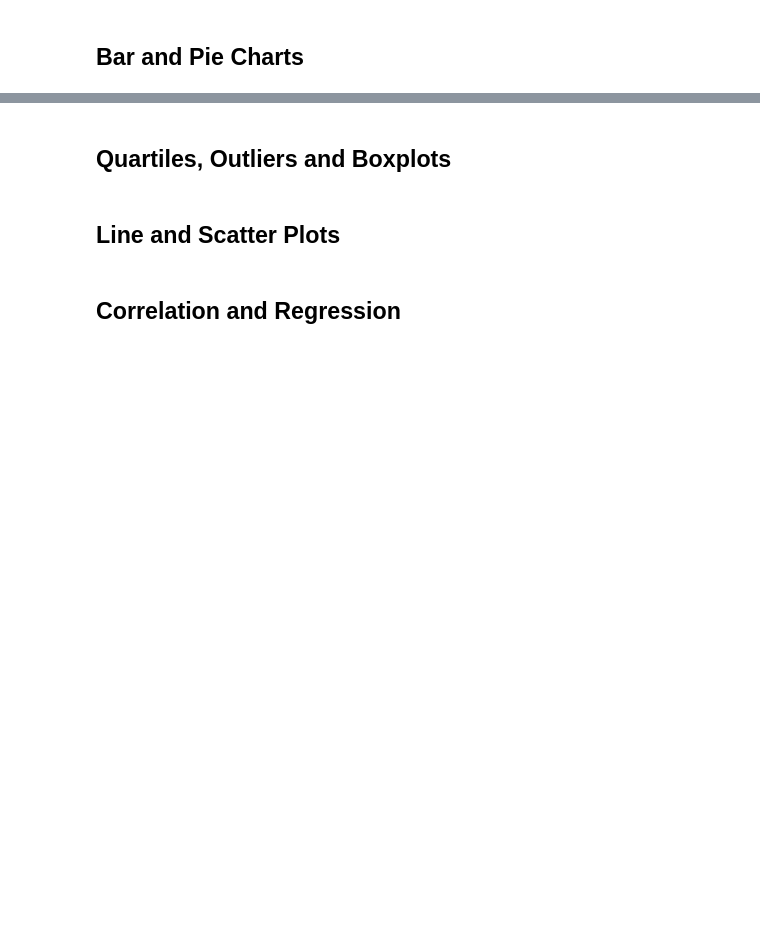
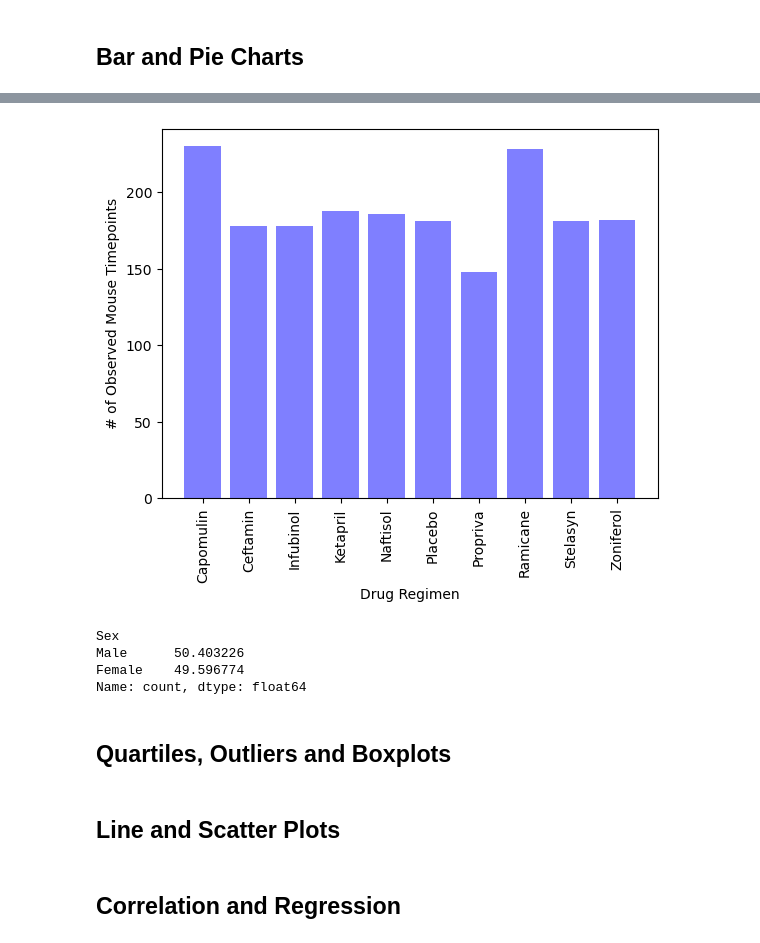
Before and after one commit to sarsteg/Pymaceuticals, a Jupyter notebook: pymaceuticals_analysis.ipynb, the cells around one changed output, grey strips where cells are left out. Saved outputs shown, nothing was run; the diff lists cells and outputs as text; code cells hidden in the pictures; blank space fills up the shorter version.

```diff
--- a/pymaceuticals_analysis.ipynb
+++ b/pymaceuticals_analysis.ipynb
@@ -138,0 +157,53 @@ summary_stats
+# %%
+# Generate a bar plot showing the total number of rows (Mouse ID/Timepoints) for each drug regimen using pyplot.
+
+# Create values for the x axis
+x_axis_drug = np.arange(len(count_by_drug))
+
+# Create values for the y axis
+y_axis_drug = count_by_drug.values
+
+# Create a list of the drug names
+drug_names = count_by_drug.index
+
+# Create the ticks for our bar chart's x axis
+tick_locations_drug = [value for value in x_axis_drug]
+
+# Create the bar chart
+plt.bar(x_axis_drug, y_axis_drug, color="b", alpha=0.5, align="center")
+
+# Add the ticks to the x axis
+plt.xticks(tick_locations_drug, drug_names, rotation="vertical")
+
+# Create labels for the x and y axes
+plt.xlabel("Drug Regimen")
+plt.ylabel("# of Observed Mouse Timepoints")
+
+# Show the chart
+plt.show()
+# %% [output]
+[figure, added]
+# %%
+# Generate a pie plot showing the distribution of female versus male mice using Pandas
+
+# Sex will not change across timepoints, so we need to know the sex of each unique ID
+# Capture sex at timepoint 0 (the first timepoint)
+first_timepoint = clean_mouse_data[clean_mouse_data["Timepoint"] == 0].copy()
+
+# Only get our variables of interest
+first_timepoint = first_timepoint[['Sex']]
+# first_timepoint
+
+# Create a dataframe with the information we need
+sex_of_mice_df = (first_timepoint['Sex'].value_counts() / first_timepoint['Sex'].count()) * 100
+sex_of_mice_df
+
+# clean_mouse_data["Mouse ID"].nunique()
+
+# Create a dataframe from the information above
+# sex_of_mice_df
+# %% [output]
+Sex
+Male      50.403226
+Female    49.596774
+Name: count, dtype: float64
```
Also changed, not shown: parts of 8 cells of this notebook, 4 other files.
